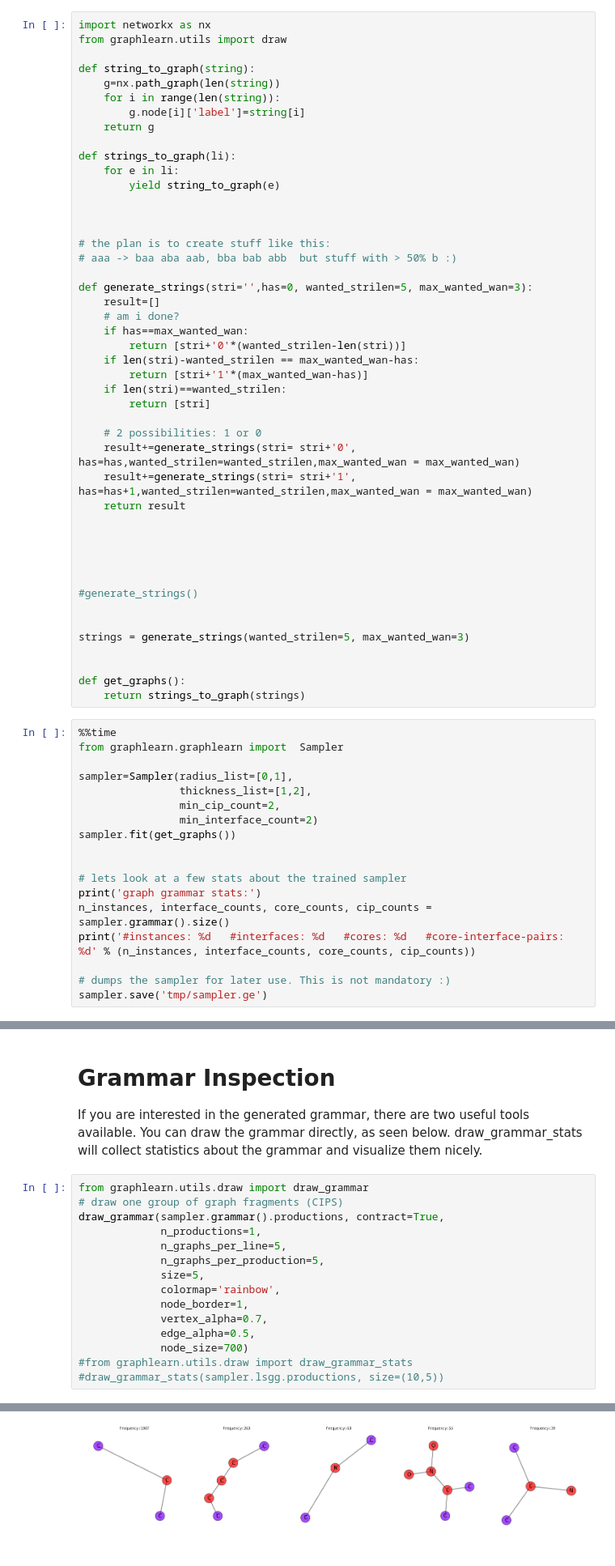
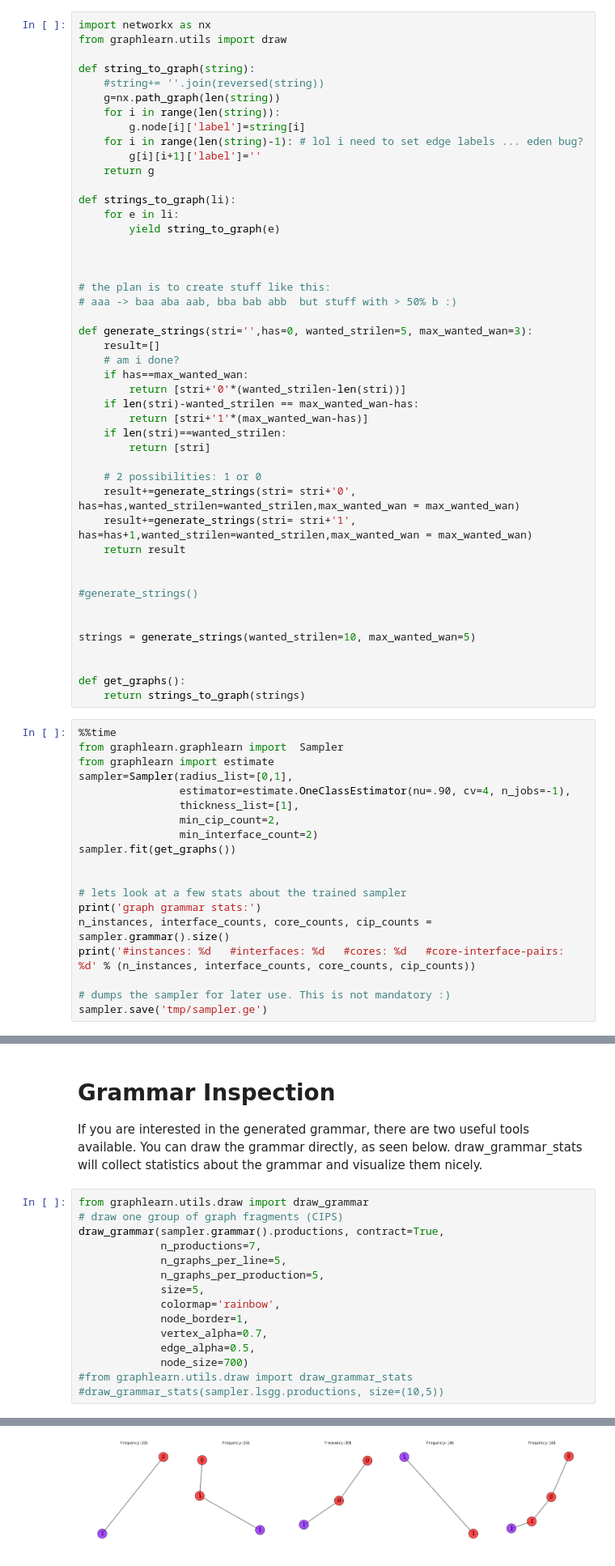
Before and after one commit to fabriziocosta/GraphLearn_examples, a Jupyter notebook: reconstruction_thing.ipynb, the cells around one changed output, grey strips where cells are left out. Shown at 81% size. Drawn from its saved outputs; the diff is of its cells as text.

```diff
--- a/reconstruction_thing.ipynb
+++ b/reconstruction_thing.ipynb
@@ -19,9 +19,12 @@ import networkx as nx
 from graphlearn.utils import draw
 
 def string_to_graph(string):
+    #string+= ''.join(reversed(string))
     g=nx.path_graph(len(string))
     for i in range(len(string)):
         g.node[i]['label']=string[i]
+    for i in range(len(string)-1): # lol i need to set edge labels ... eden bug?
+        g[i][i+1]['label']=''
     return g
 
 def strings_to_graph(li):
@@ -49,13 +52,10 @@ def generate_strings(stri='',has=0, wanted_strilen=5, max_wanted_wan=3):
     return result
 
 
-
-
-
 #generate_strings()
 
 
-strings = generate_strings(wanted_strilen=5, max_wanted_wan=3)
+strings = generate_strings(wanted_strilen=10, max_wanted_wan=5)
 
 
 def get_graphs():
@@ -63,9 +63,10 @@ def get_graphs():
 # %%
 %%time
 from graphlearn.graphlearn import  Sampler
-
+from graphlearn import estimate
 sampler=Sampler(radius_list=[0,1],
-                thickness_list=[1,2],
+                estimator=estimate.OneClassEstimator(nu=.90, cv=4, n_jobs=-1),
+                thickness_list=[1],
                 min_cip_count=2,
                 min_interface_count=2)
 sampler.fit(get_graphs())
@@ -94,7 +109,7 @@ draw_grammar_stats will collect statistics about the grammar and visualize them
 from graphlearn.utils.draw import draw_grammar
 # draw one group of graph fragments (CIPS)
 draw_grammar(sampler.grammar().productions, contract=True,
-             n_productions=1,
+             n_productions=7,
              n_graphs_per_line=5,
              n_graphs_per_production=5,
              size=5,
@@ -110 +125 @@ interface id: 593013 [28 options]
-[figure, old version]
+[figure, new version]
```
Also changed, not shown: parts of 6 cells of this notebook, 1 other file.
